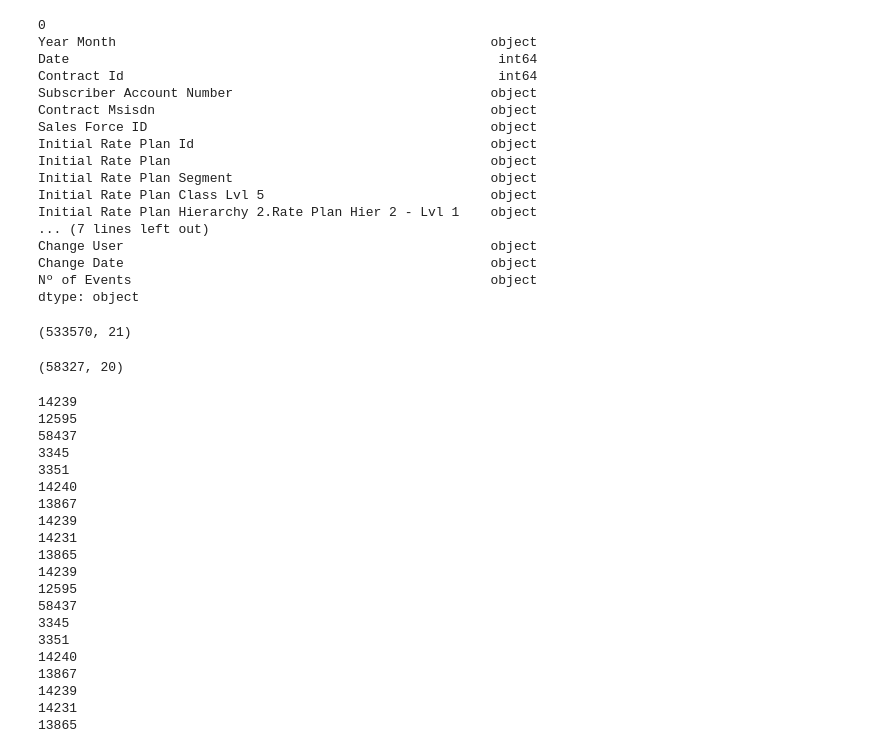
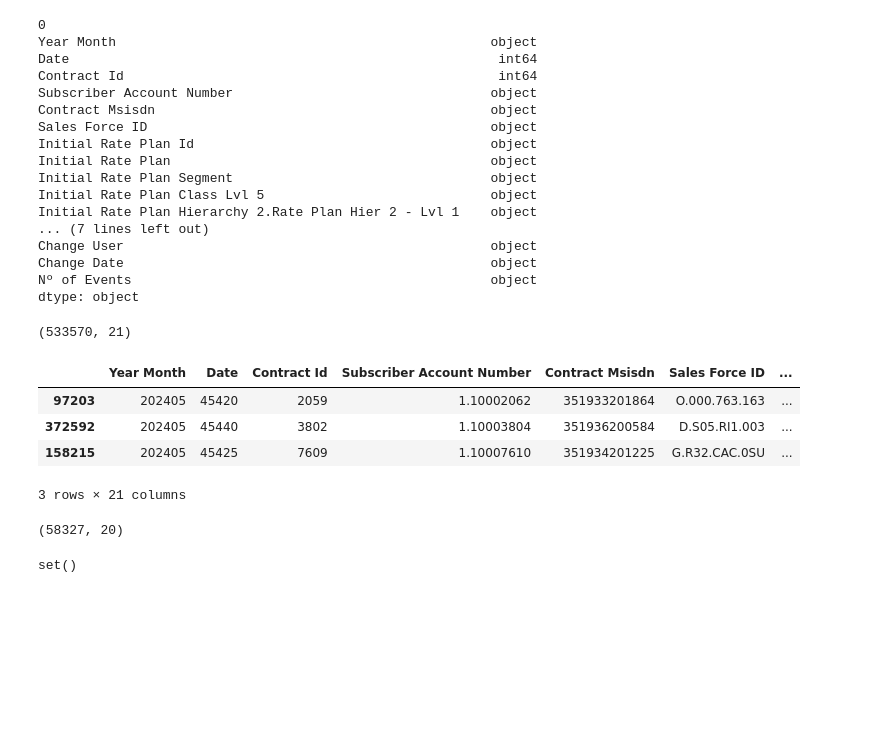
Before and after one commit to josepmatias/ONE, a Jupyter notebook: Untitled5.ipynb, the cells around one changed output. Drawn from its saved outputs; the diff is of its cells as text; code cells hidden in the pictures; blank space fills up the shorter version.

```diff
--- a/Untitled5.ipynb
+++ b/Untitled5.ipynb
@@ -31,7 +33,7 @@ migracoes2=migracoes.copy()
 # %%
 #formatar o cabeçalho, remover colunas desnecessárias e definir o nome das colunas do relatório migrações
 
-migracoes2=migracoes2.iloc[:, 1:]
+migracoes2=migracoes2.iloc[:, 2:]
 
 migracoes2.columns=migracoes2.iloc[0, :]
 
@@ -97,10 +99,17 @@ Change User                                               object
 Change Date                                               object
 Nº of Events                                              object
 dtype: object
-# %%
-migracoes3.shape
-# %% [output]
-(533570, 21)
+# %%
+print(migracoes3.shape)
+
+migracoes3.head(3)
+# %% [output]
+(533570, 21)
+|  | Year Month | Date | Contract Id | Subscriber Account Number | Contract Msisdn | Sales Force ID | ... |
+| 97203 | 202405 | 45420 | 2059 | 1.10002062 | 351933201864 | O.000.763.163 | ... |
+| 372592 | 202405 | 45440 | 3802 | 1.10003804 | 351936200584 | D.S05.RI1.003 | ... |
+| 158215 | 202405 | 45425 | 7609 | 1.10007610 | 351934201225 | G.R32.CAC.0SU | ... |
+3 rows × 21 columns
 # %%
 #importar ficheiro rate_plans, definir nome das colunas, eliminar 1ª linha
 rate_plans=pd.read_excel(rate_plan_nome, sheet_name="export")
@@ -120,32 +138,17 @@ dici={"Tarifario Inicial":["Initial Rate Plan Id", "RATE PLAN ID", "RATE PLAN CL
 
 
 for item1, item2 in dici.items():
+  #item1 é a nova coluna a ser criada no report de migrações
   mig, rate1, rate2=item2
   #mig é a coluna no report migrações, rate1 é a coluna lookup no report rate plans, rate2 é a coluna que queremos ir buscar ao rate plan
   #fazer loop pelos valores mig
-  for count, val in enumerate(migracoes3[mig].unique().tolist()):
-    if count >4:
-      break
-    else:
-      print(val)
+
+  for val in set(migracoes3[mig].tolist()):
+    #identificar o índice no report de migrações
+    indice=migracoes3[migracoes3[mig]==val].index
+    variavel=rate_plans.loc[rate_plans[rate1]==val, rate2].unique().tolist()[0]
+    migracoes3.loc[indice, item1]=variavel
-# %% [output]
-14239
-12595
-58437
-3345
-3351
-14240
-13867
-14239
-14231
-13865
-14239
-12595
-58437
-3345
-3351
-14240
-13867
-14239
-14231
-13865
+# %%
+set(migracoes3.loc[migracoes3["Tarifario Inicial"].isna()==True, "Initial Rate Plan Id"])
+# %% [output]
+set()
```
Also changed, not shown: parts of 3 cells of this notebook.
